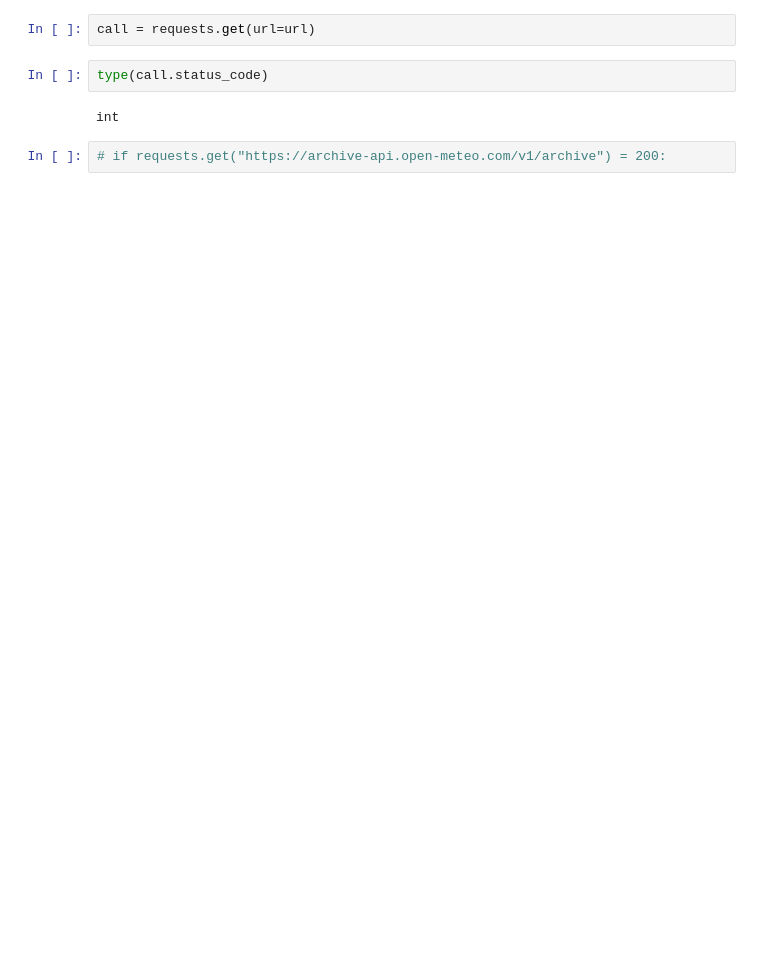
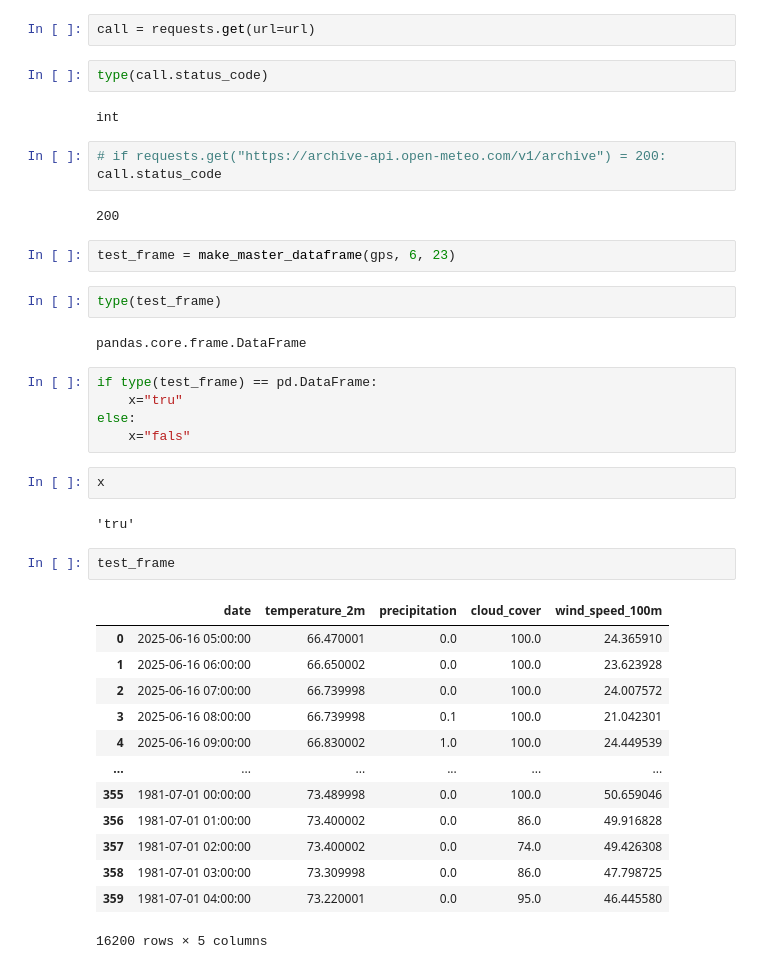
Before and after one commit to AlexB-623/WeatherAnalysisApp, a Jupyter notebook: API Error checking.ipynb, the cells around one changed output. Cells and saved outputs as stored; diff of their text form; blank space fills up the shorter version.

```diff
--- a/API Error checking.ipynb
+++ b/API Error checking.ipynb
@@ -40,3 +41,37 @@ type(call.status_code)
 int
 # %%
 # if requests.get("https://archive-api.open-meteo.com/v1/archive") = 200:
+call.status_code
+# %% [output]
+200
+# %%
+test_frame = make_master_dataframe(gps, 6, 23)
+# %%
+type(test_frame)
+# %% [output]
+pandas.core.frame.DataFrame
+# %%
+if type(test_frame) == pd.DataFrame:
+    x="tru"
+else:
+    x="fals"
+# %%
+x
+# %% [output]
+'tru'
+# %%
+test_frame
+# %% [output]
+|  | date | temperature_2m | precipitation | cloud_cover | wind_speed_100m |
+| 0 | 2025-06-16 05:00:00 | 66.470001 | 0.0 | 100.0 | 24.365910 |
+| 1 | 2025-06-16 06:00:00 | 66.650002 | 0.0 | 100.0 | 23.623928 |
+| 2 | 2025-06-16 07:00:00 | 66.739998 | 0.0 | 100.0 | 24.007572 |
+| 3 | 2025-06-16 08:00:00 | 66.739998 | 0.1 | 100.0 | 21.042301 |
+| 4 | 2025-06-16 09:00:00 | 66.830002 | 1.0 | 100.0 | 24.449539 |
+| ... | ... | ... | ... | ... | ... |
+| 355 | 1981-07-01 00:00:00 | 73.489998 | 0.0 | 100.0 | 50.659046 |
+| 356 | 1981-07-01 01:00:00 | 73.400002 | 0.0 | 86.0 | 49.916828 |
+| 357 | 1981-07-01 02:00:00 | 73.400002 | 0.0 | 74.0 | 49.426308 |
+| 358 | 1981-07-01 03:00:00 | 73.309998 | 0.0 | 86.0 | 47.798725 |
+| 359 | 1981-07-01 04:00:00 | 73.220001 | 0.0 | 95.0 | 46.445580 |
+16200 rows × 5 columns
```
Also changed, not shown: parts of 2 cells of this notebook, 2 other files.
